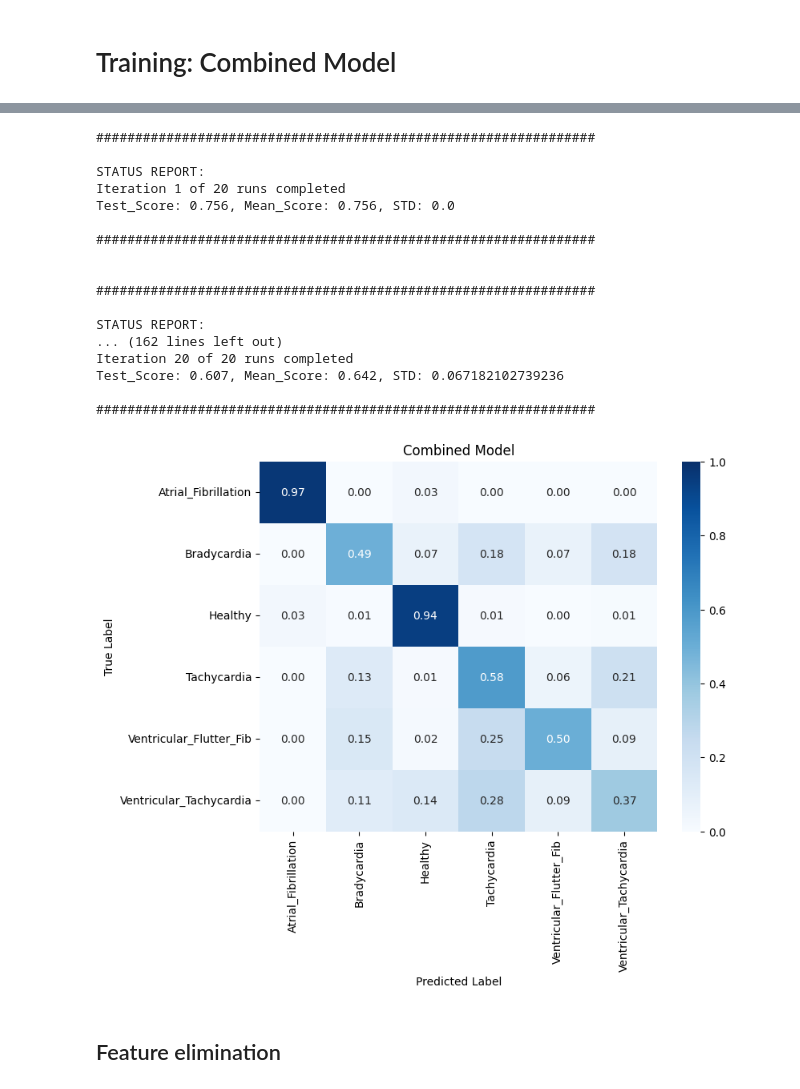
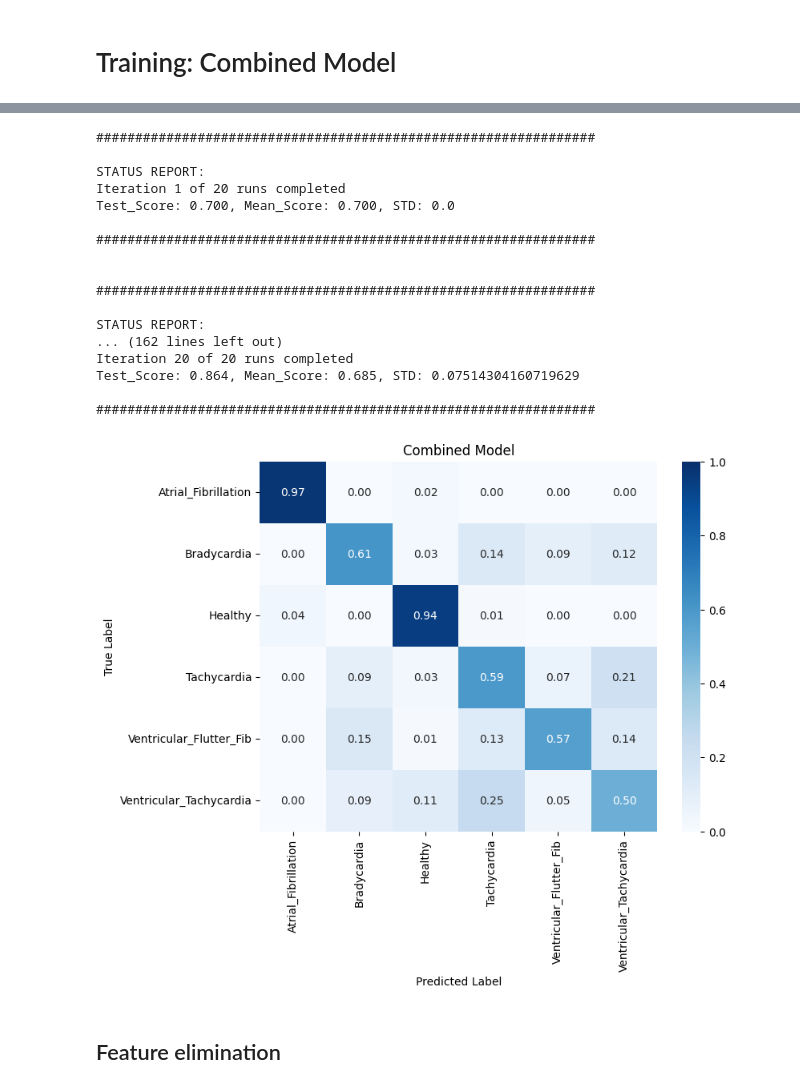
Before and after one commit to sarah-alabdulrazzak/RhythmGuard, a Jupyter notebook: Combined_Models.ipynb, the cells around one changed output, grey strips where cells are left out. Drawn from its saved outputs; the diff is of its cells as text; code cells hidden in the pictures.

```diff
--- a/Combined_Models.ipynb
+++ b/Combined_Models.ipynb
@@ -280,7 +280,7 @@ for i in range(len(signals_ecg)):
                           rel_height=0.5)
     # Time domain features
     td_peaks, _ = find_peaks(signals_ecg[i],
-                          height=1,
+                          height=1.1,
                           threshold=0.005,
                           distance=0.3*fs,
                           prominence=0.2,
@@ -387,12 +387,12 @@ import seaborn as sns
 from sklearn.metrics import confusion_matrix, accuracy_score
 from imblearn.under_sampling import RandomUnderSampler
 
-max_num_samples=185
+max_num_samples=224
 
 Xg=samples_df.drop(["Labels"], axis=1)
 y=samples_df["Labels"]
 rus = RandomUnderSampler(random_state=0, sampling_strategy={'Atrial_Fibrillation':max_num_samples, 'Bradycardia':max_num_samples, 'Healthy':max_num_samples, 'Tachycardia':max_num_samples,
- 'Ventricular_Flutter_Fib':185, 'Ventricular_Tachycardia':max_num_samples})
+ 'Ventricular_Flutter_Fib':max_num_samples, 'Ventricular_Tachycardia':max_num_samples})
 Xg, y=rus.fit_resample(Xg, y)
 Xg.reset_index(inplace=True, drop=True)
 y.reset_index(inplace=True, drop=True)
@@ -457,21 +457,21 @@ plt.show()
 ################################################################
 
 STATUS REPORT:
 Iteration 1 of 20 runs completed
-Test_Score: 0.756, Mean_Score: 0.756, STD: 0.0
+Test_Score: 0.700, Mean_Score: 0.700, STD: 0.0
 
 ################################################################
 
 
 ################################################################
 
 STATUS REPORT:
 ... (162 lines left out)
 Iteration 20 of 20 runs completed
-Test_Score: 0.607, Mean_Score: 0.642, STD: 0.067182102739236
+Test_Score: 0.864, Mean_Score: 0.685, STD: 0.07514304160719629
 
 ################################################################
-[figure, old version]
+[figure, new version]
 # %% [markdown]
 ## Feature elimination
 # %%
```
Also changed, not shown: parts of 6 cells of this notebook.
